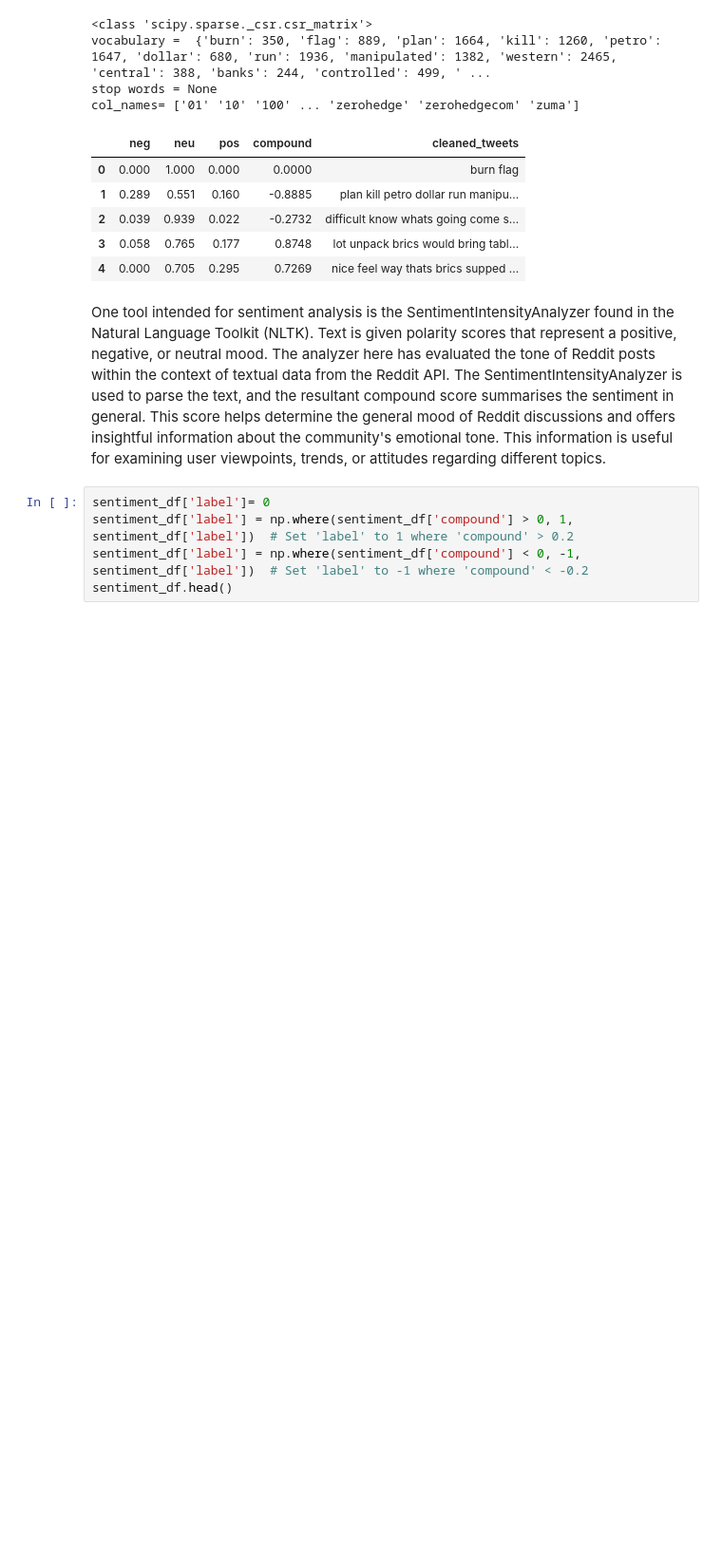
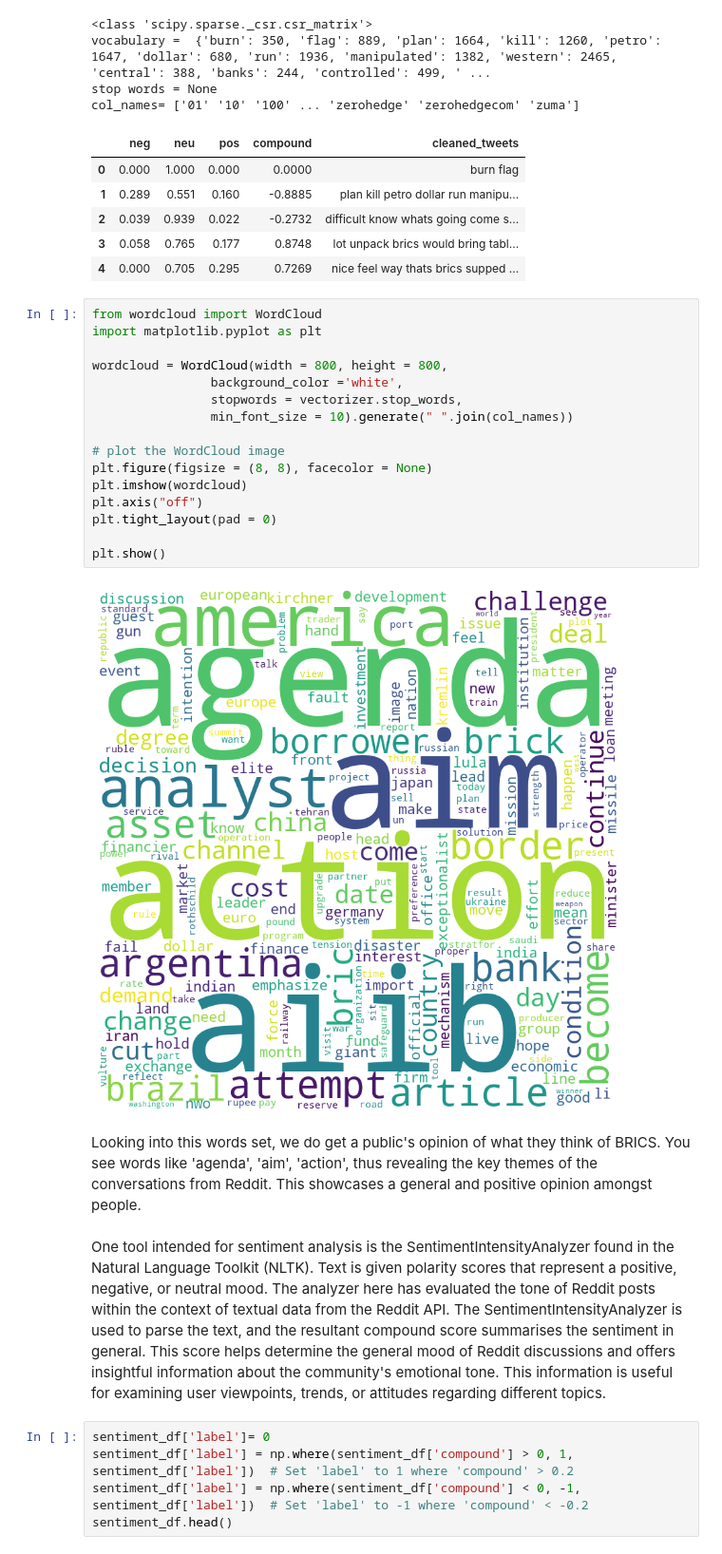
Before and after one commit to anly501/dsan-5000-project-msheeba4848, a Jupyter notebook: dsan-website/5000-website/codes/data_cleaning_p.ipynb, the cells around one changed output. Shown at 95% size. Saved outputs shown, nothing was run; the diff lists cells and outputs as text; blank space fills up the shorter version.

```diff
--- a/dsan-website/5000-website/codes/data_cleaning_p.ipynb
+++ b/dsan-website/5000-website/codes/data_cleaning_p.ipynb
@@ -254,6 +254,26 @@ col_names= ['01' '10' '100' ... 'zerohedge' 'zerohedgecom' 'zuma']
 | 2 | 0.039 | 0.939 | 0.022 | -0.2732 | difficult know whats going come s... |
 | 3 | 0.058 | 0.765 | 0.177 | 0.8748 | lot unpack brics would bring tabl... |
 | 4 | 0.000 | 0.705 | 0.295 | 0.7269 | nice feel way thats brics supped ... |
+# %%
+from wordcloud import WordCloud
+import matplotlib.pyplot as plt
+
+wordcloud = WordCloud(width = 800, height = 800,
+                background_color ='white',
+                stopwords = vectorizer.stop_words,
+                min_font_size = 10).generate(" ".join(col_names))
+
+# plot the WordCloud image
+plt.figure(figsize = (8, 8), facecolor = None)
+plt.imshow(wordcloud)
+plt.axis("off")
+plt.tight_layout(pad = 0)
+
+plt.show()
+# %% [output]
+[figure, added]
+# %% [markdown]
+Looking into this words set, we do get a public's opinion of what they think of BRICS. You see words like 'agenda', 'aim', 'action', thus revealing the key themes of the conversations from Reddit. This showcases a general and positive opinion amongst people.
 # %% [markdown]
 One tool intended for sentiment analysis is the SentimentIntensityAnalyzer found in the Natural Language Toolkit (NLTK). Text is given polarity scores that represent a positive, negative, or neutral mood. The analyzer here has evaluated the tone of Reddit posts within the context of textual data from the Reddit API. The SentimentIntensityAnalyzer is used to parse the text, and the resultant compound score summarises the sentiment in general. This score helps determine the general mood of Reddit discussions and offers insightful information about the community's emotional tone. This information is useful for examining user viewpoints, trends, or attitudes regarding different topics.
 # %%
```
Also changed, not shown: parts of 3 cells of this notebook, 8 other files.
